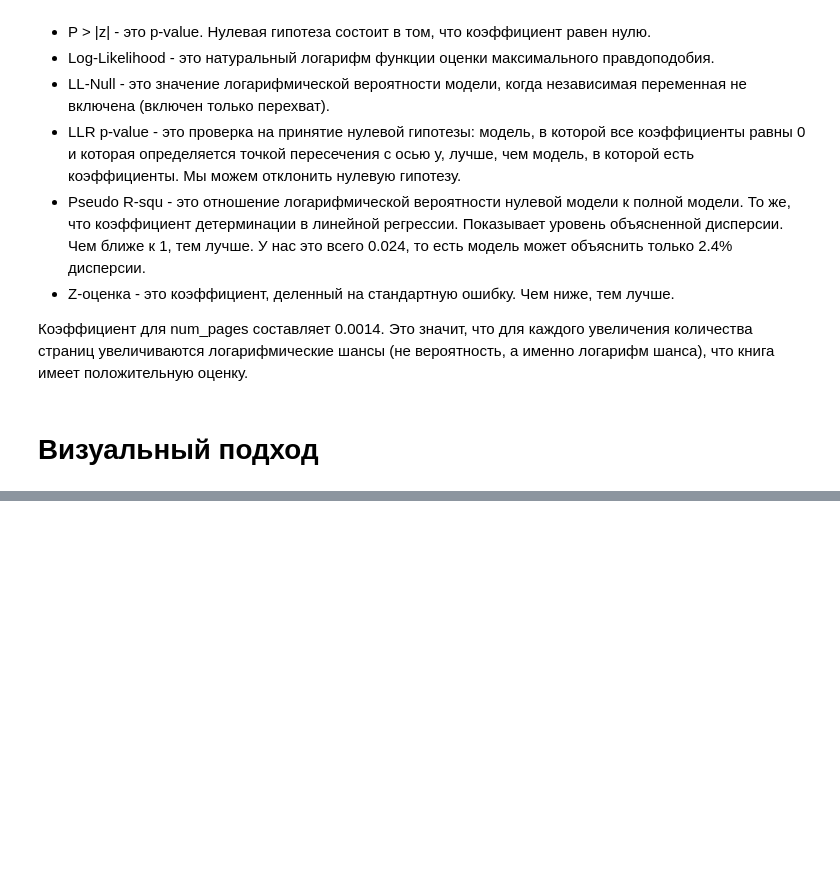
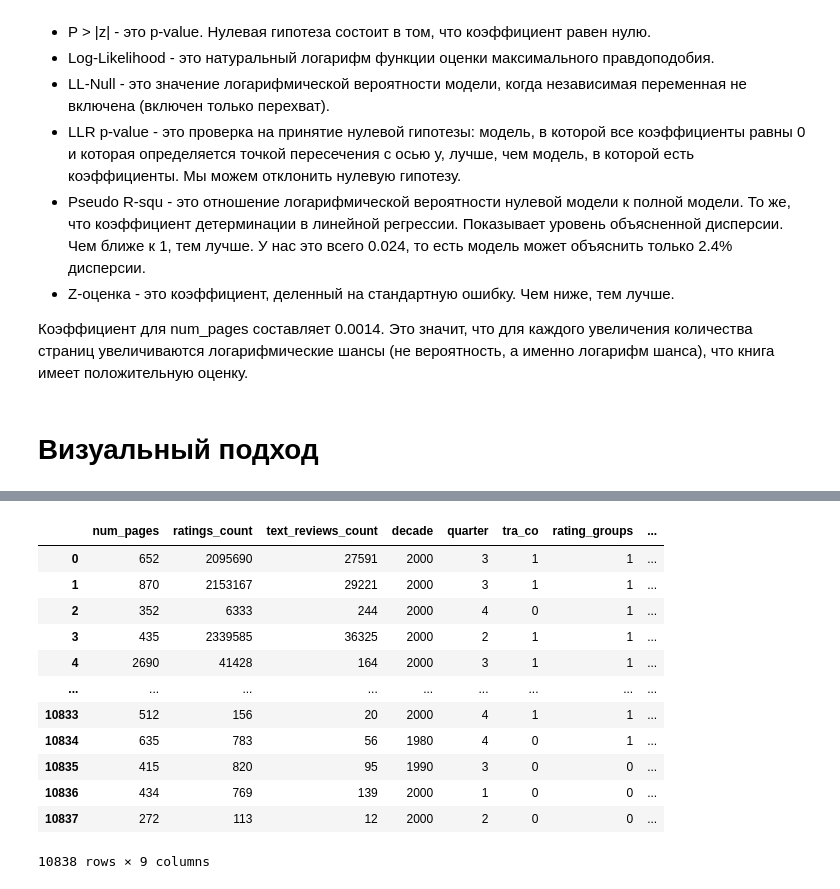
Before and after one commit to anastasiaaam/goodreads, a Jupyter notebook: goodreads_4.ipynb, the cells around one changed output, grey strips where cells are left out. Drawn from its saved outputs; the diff is of its cells as text; code cells hidden in the pictures; blank space fills up the shorter version.

```diff
--- a/goodreads_4.ipynb
+++ b/goodreads_4.ipynb
@@ -151,0 +209,2 @@ text_reviews_count  2.252e-05   1.66e-05      1.360      0.174   -9.94e-06     5
+# %%
+db_stat['decade'] = db_stat['decade'].replace(['1900','1910','1920','1930','1940','1950','2020'],'1960')
@@ -151,0 +238,6 @@ text_reviews_count  2.252e-05   1.66e-05      1.360      0.174   -9.94e-06     5
+# %%
+db_stat['rating_reviews']= db_stat['ratings_count'] / db_stat['text_reviews_count']
+# в результате деления может возникнуть NaN, заменим его на 1
+db_stat['rating_reviews'].replace(np.nan,1,inplace=True)
+# избавимся от бесконечности
+db_stat['rating_reviews'].replace([np.inf, -np.inf],1,inplace=True)
@@ -151,0 +258,16 @@ text_reviews_count  2.252e-05   1.66e-05      1.360      0.174   -9.94e-06     5
+# %%
+db_stat
+# %% [output]
+|  | num_pages | ratings_count | text_reviews_count | decade | quarter | tra_co | rating_groups | ... |
+| 0 | 652 | 2095690 | 27591 | 2000 | 3 | 1 | 1 | ... |
+| 1 | 870 | 2153167 | 29221 | 2000 | 3 | 1 | 1 | ... |
+| 2 | 352 | 6333 | 244 | 2000 | 4 | 0 | 1 | ... |
+| 3 | 435 | 2339585 | 36325 | 2000 | 2 | 1 | 1 | ... |
+| 4 | 2690 | 41428 | 164 | 2000 | 3 | 1 | 1 | ... |
+| ... | ... | ... | ... | ... | ... | ... | ... | ... |
+| 10833 | 512 | 156 | 20 | 2000 | 4 | 1 | 1 | ... |
+| 10834 | 635 | 783 | 56 | 1980 | 4 | 0 | 1 | ... |
+| 10835 | 415 | 820 | 95 | 1990 | 3 | 0 | 0 | ... |
+| 10836 | 434 | 769 | 139 | 2000 | 1 | 0 | 0 | ... |
+| 10837 | 272 | 113 | 12 | 2000 | 2 | 0 | 0 | ... |
+10838 rows × 9 columns
```
Also changed, not shown: parts of 25 cells of this notebook.
